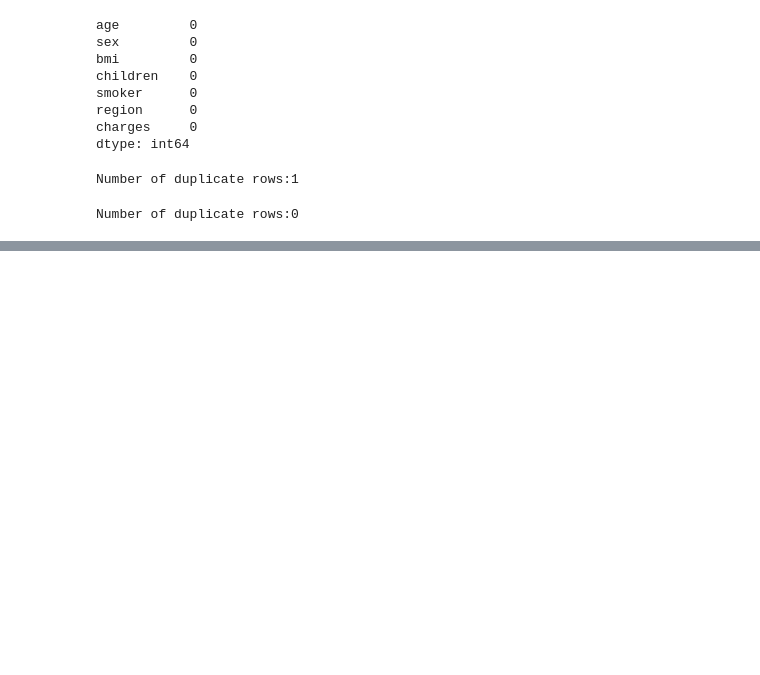
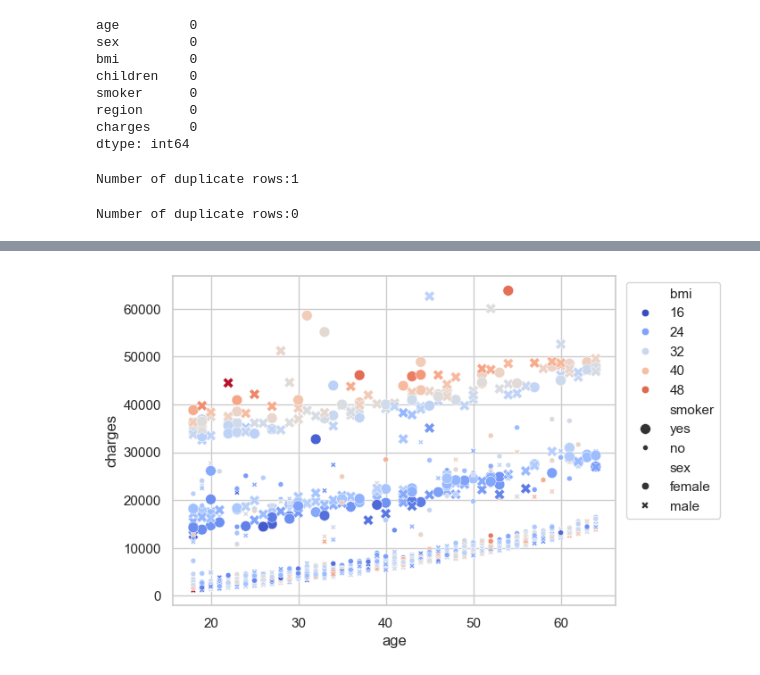
Before and after one commit to sylaschacko/medical-cost-analysis, a Jupyter notebook: analysis.ipynb, the cells around one changed output, grey strips where cells are left out. Cells and saved outputs as stored; diff of their text form; code cells hidden in the pictures; blank space fills up the shorter version.

```diff
--- a/analysis.ipynb
+++ b/analysis.ipynb
@@ -92,0 +111,12 @@ Number of duplicate rows:0
+# %%
+# Create the scatter plot
+sns.scatterplot(x='age', y='charges',
+                hue='bmi', size='smoker', style ='sex',
+                palette = 'coolwarm', data=df1)
+
+plt.legend(bbox_to_anchor =(1.25,1),
+           loc = 'upper right')
+# Show the plot
+plt.show()
+# %% [output]
+[figure, added]
```
Also changed, not shown: parts of 8 cells of this notebook, 1 other file.
